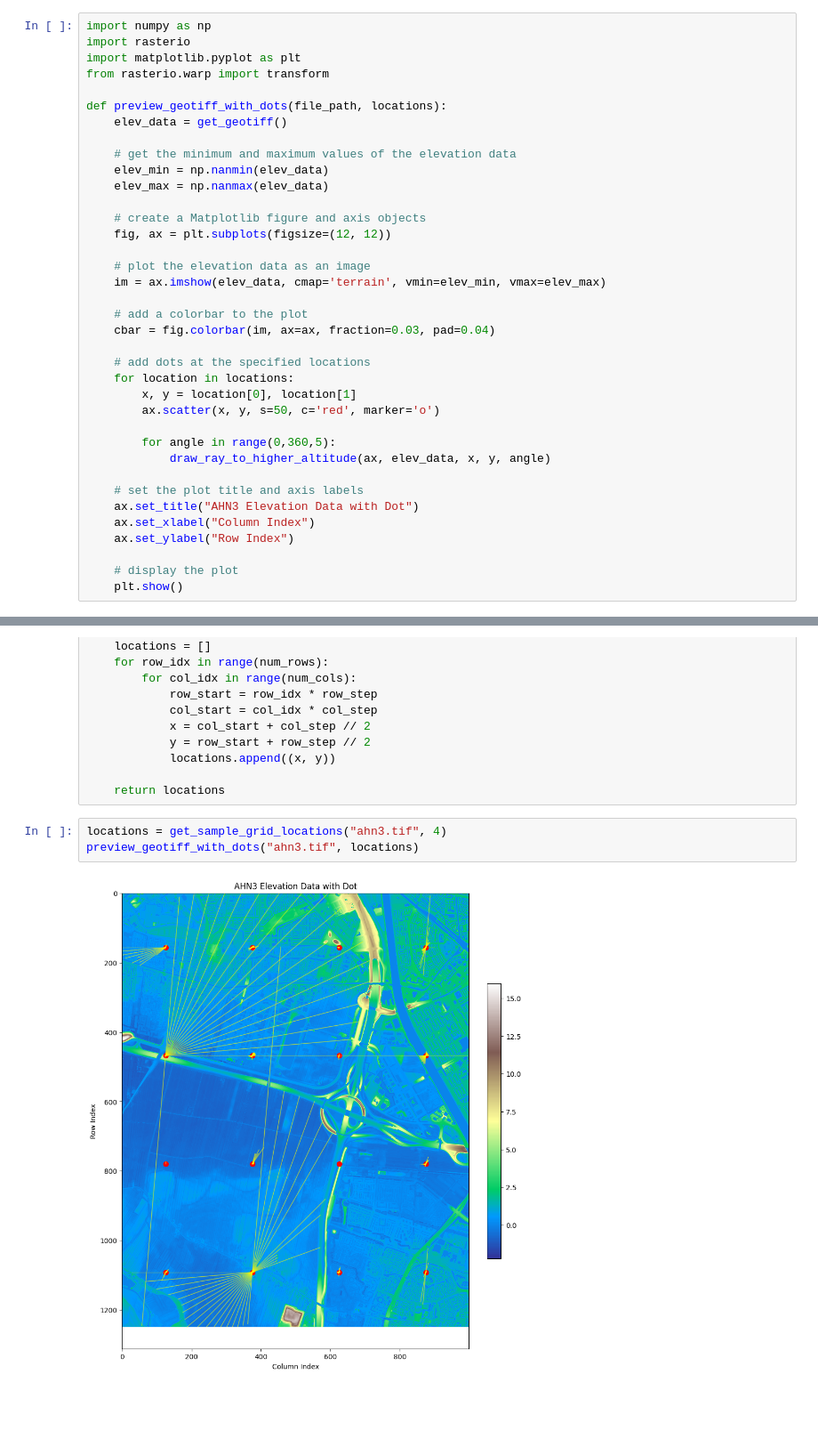
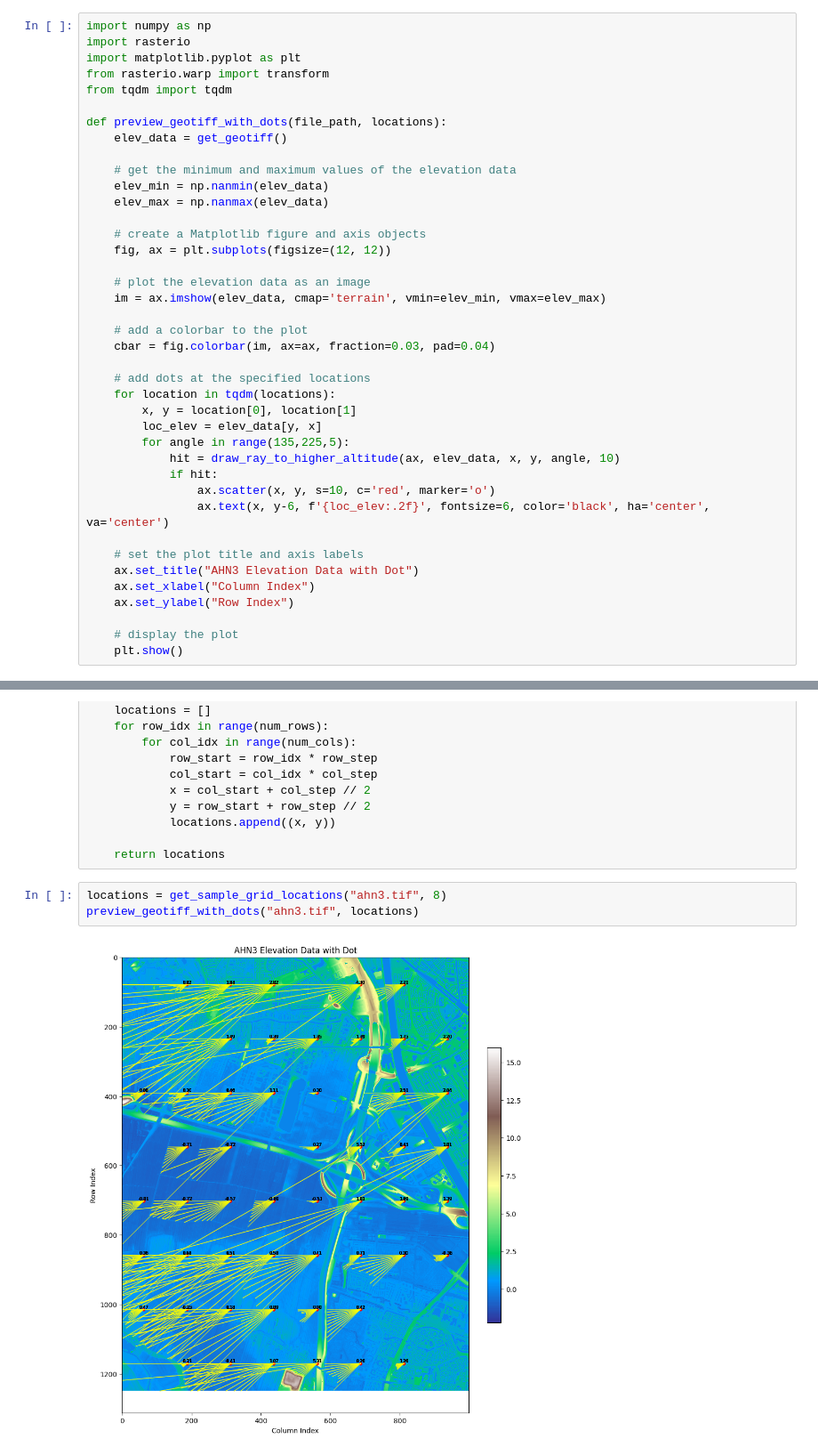
Before and after one commit to Simon-Dirks/sunsets, a Jupyter notebook: main.ipynb, the cells around one changed output, grey strips where cells are left out. Shown at 89% size. Drawn from its saved outputs; the diff is of its cells as text; blank space fills up the shorter version.

```diff
--- a/main.ipynb
+++ b/main.ipynb
@@ -21,6 +21,7 @@ import numpy as np
 import rasterio
 import matplotlib.pyplot as plt
 from rasterio.warp import transform
+from tqdm import tqdm
 
 def preview_geotiff_with_dots(file_path, locations):
     elev_data = get_geotiff()
@@ -39,12 +40,14 @@ def preview_geotiff_with_dots(file_path, locations):
     cbar = fig.colorbar(im, ax=ax, fraction=0.03, pad=0.04)
 
     # add dots at the specified locations
-    for location in locations:
+    for location in tqdm(locations):
         x, y = location[0], location[1]
-        ax.scatter(x, y, s=50, c='red', marker='o')
-
-        for angle in range(0,360,5):
-            draw_ray_to_higher_altitude(ax, elev_data, x, y, angle)
+        loc_elev = elev_data[y, x]
+        for angle in range(135,225,5):
+            hit = draw_ray_to_higher_altitude(ax, elev_data, x, y, angle, 10)
+            if hit:
+                ax.scatter(x, y, s=10, c='red', marker='o')
+                ax.text(x, y-6, f'{loc_elev:.2f}', fontsize=6, color='black', ha='center', va='center')
 
     # set the plot title and axis labels
     ax.set_title("AHN3 Elevation Data with Dot")
@@ -118,7 +130,7 @@ def get_sample_grid_locations(file_name, n=10):
 
     return locations
 # %%
-locations = get_sample_grid_locations("ahn3.tif", 4)
+locations = get_sample_grid_locations("ahn3.tif", 8)
 preview_geotiff_with_dots("ahn3.tif", locations)
 # %% [output]
-[figure, old version]
+[figure, new version]
```
Also changed, not shown: parts of 1 cell of this notebook.
